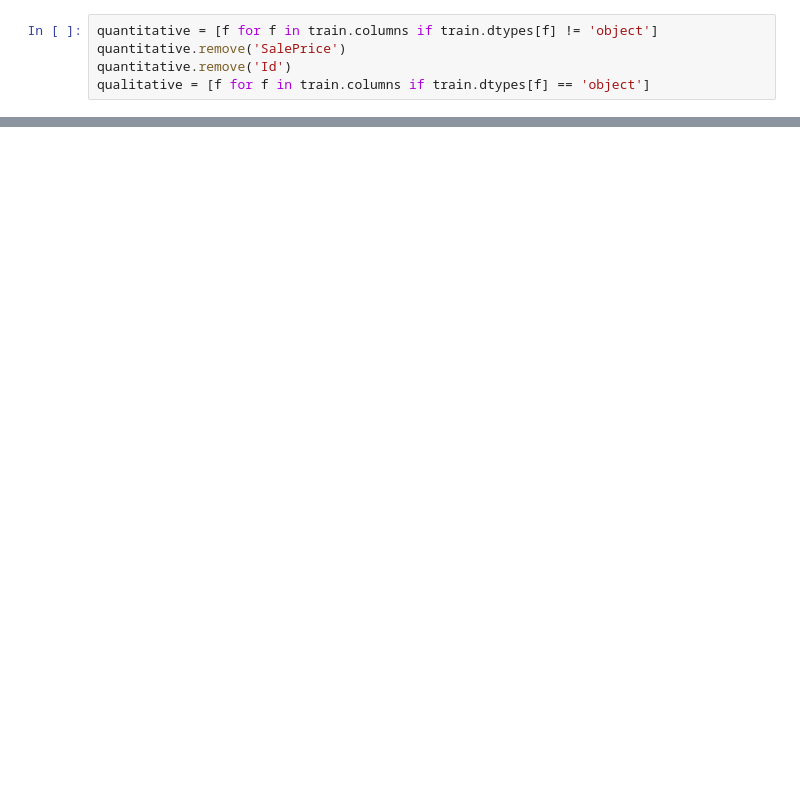
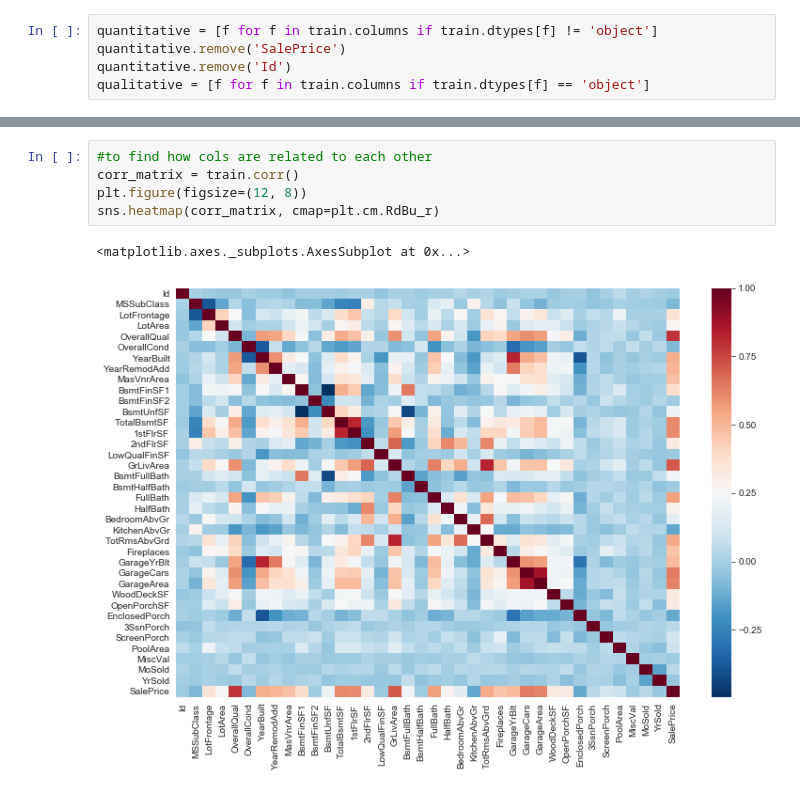
Before and after one commit to archanac8799/predicting_house_price, a Jupyter notebook: EDA.ipynb, the cells around one changed output, grey strips where cells are left out. Drawn from its saved outputs; the diff is of its cells as text; blank space fills up the shorter version.

```diff
--- a/EDA.ipynb
+++ b/EDA.ipynb
@@ -124,0 +135,8 @@ missing.plot.bar()
+# %%
+#to find how cols are related to each other
+corr_matrix = train.corr()
+plt.figure(figsize=(12, 8))
+sns.heatmap(corr_matrix, cmap=plt.cm.RdBu_r)
+# %% [output]
+<matplotlib.axes._subplots.AxesSubplot at 0x...>
+[figure, added]
```
Also changed, not shown: parts of 22 cells of this notebook.
